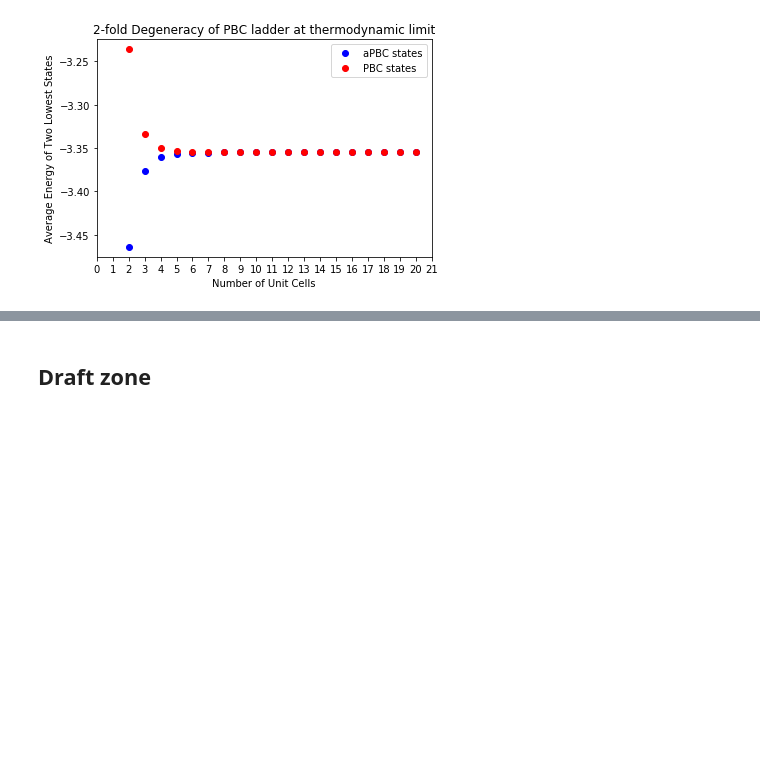
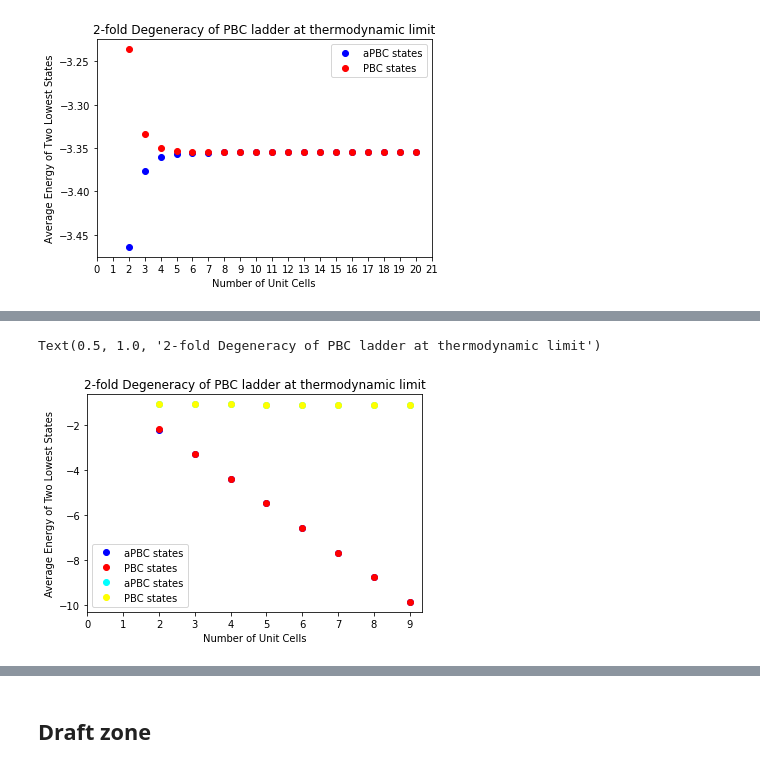
Before and after one commit to JerryChen97/KitaevLadder, a Jupyter notebook: Demo for the Essay.ipynb, the cells around one changed output, grey strips where cells are left out. Cells and saved outputs as stored; diff of their text form; code cells hidden in the pictures; blank space fills up the shorter version.

```diff
--- a/Demo for the Essay.ipynb
+++ b/Demo for the Essay.ipynb
@@ -3314,0 +3352,16 @@ Text(0.5, 1.0, '2-fold Degeneracy of PBC ladder at thermodynamic limit')
+# %%
+Jx = 2
+Jy = .25
+Jz = 1
+
+unit_cell_number_list = range(2, 10)
+
+energy_list = []
+
+for unit_cell in unit_cell_number_list:
+    L=unit_cell * 2
+    energies = low_lying(Jx=Jx, Jy=Jy, Jz=Jz, L=L, k=4)
+    energy_list.append(energies)
+    pass
+
+energy_list
@@ -3314,0 +3526,25 @@ Text(0.5, 1.0, '2-fold Degeneracy of PBC ladder at thermodynamic limit')
+# %%
+ave_energy_list = []
+for i in range(len(unit_cell_number_list)):
+    N = unit_cell_number_list[i]
+    energy = energy_list[i]
+    ave_energy_list.append([e / N for e in energy])
+    pass
+
+gs1_energy = [energy[0] for energy in ave_energy_list]
+gs2_energy = [energy[1] for energy in ave_energy_list]
+gs3_energy = [energy[2] for energy in ave_energy_list]
+gs4_energy = [energy[3] for energy in ave_energy_list]
+# %%
+plt.plot(unit_cell_number_list, gs1_energy, 'o', color='blue', label='aPBC states')
+plt.plot(unit_cell_number_list, gs2_energy, 'o', color='red', label='PBC states')
+plt.plot(unit_cell_number_list, gs3_energy, 'o', color='cyan', label='aPBC states')
+plt.plot(unit_cell_number_list, gs4_energy, 'o', color='yellow', label='PBC states')
+plt.xlabel('Number of Unit Cells')
+plt.ylabel('Average Energy of Two Lowest States')
+plt.legend()
+plt.xticks(range(10))
+plt.title('2-fold Degeneracy of PBC ladder at thermodynamic limit')
+# %% [output]
+Text(0.5, 1.0, '2-fold Degeneracy of PBC ladder at thermodynamic limit')
+[figure, added]
```
Also changed, not shown: parts of 50 cells of this notebook, 15 other files.
